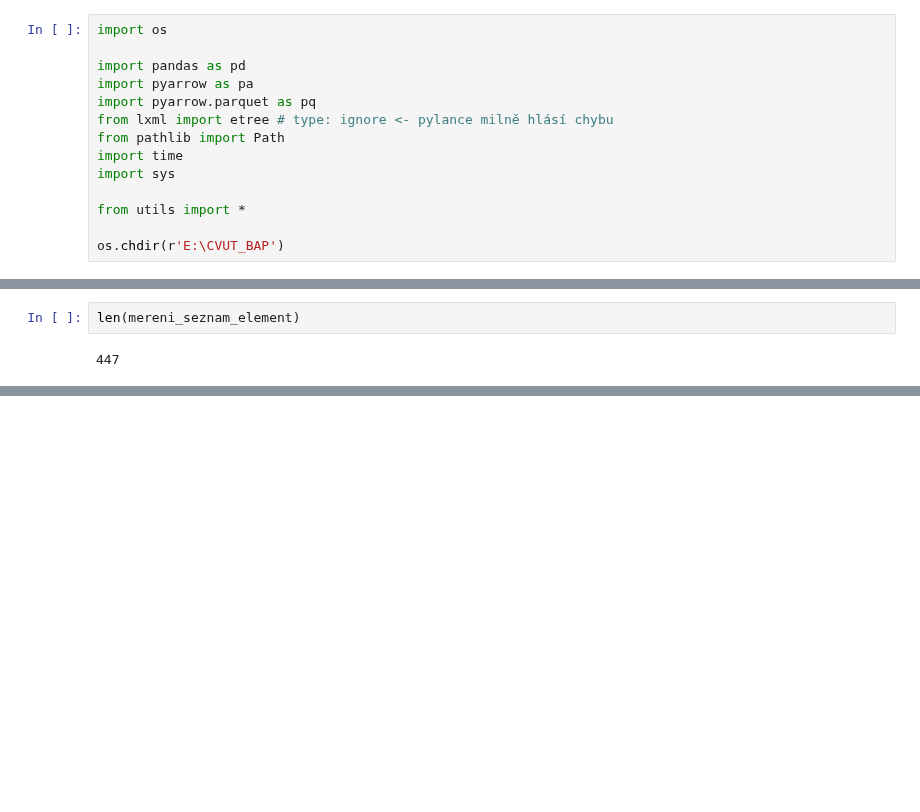
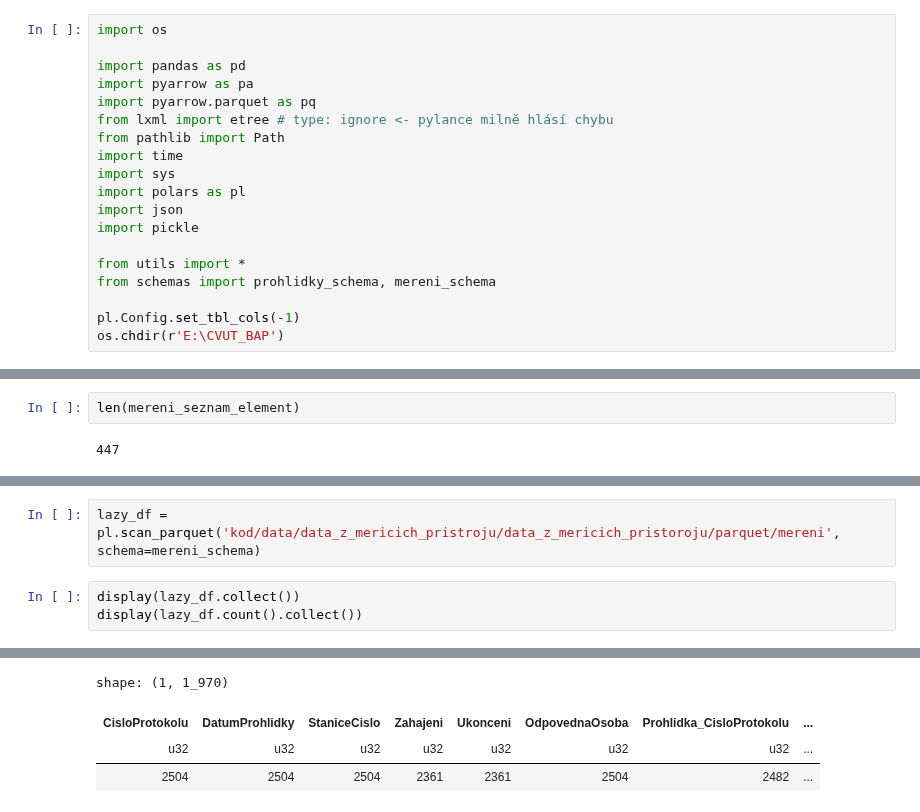
Before and after one commit to opendatalabcz/emissions-data-analysis-cz, a Jupyter notebook: kod/development.ipynb, the cells around one changed output, grey strips where cells are left out. Drawn from its saved outputs; the diff is of its cells as text; blank space fills up the shorter version.

Commit message:
dokonceni zakladu parsovaci logiky pro mereni

```diff
--- a/kod/development.ipynb
+++ b/kod/development.ipynb
@@ -8,9 +8,14 @@ from lxml import etree # type: ignore <- pylance milně hlásí chybu
 from pathlib import Path
 import time
 import sys
+import polars as pl
+import json
+import pickle
 
 from utils import *
+from schemas import prohlidky_schema, mereni_schema
 
+pl.Config.set_tbl_cols(-1)
 os.chdir(r'E:\CVUT_BAP')
 # %%
 namespaces = {
@@ -213,0 +284,6 @@ benzin_vyusteni_element
+# %%
+lazy_df = pl.scan_parquet('kod/data/data_z_mericich_pristroju/data_z_mericich_pristoroju/parquet/mereni', schema=mereni_schema)
+# %%
+display(lazy_df.collect())
+display(lazy_df.count().collect())
+# %% [output]
@@ -213,0 +307,4 @@ benzin_vyusteni_element
+shape: (1, 1_970)
+| CisloProtokolu | DatumProhlidky | StaniceCislo | Zahajeni | Ukonceni | OdpovednaOsoba | Prohlidka_CisloProtokolu | ... |
+| u32 | u32 | u32 | u32 | u32 | u32 | u32 | ... |
+| 2504 | 2504 | 2504 | 2361 | 2361 | 2504 | 2482 | ... |
```
Also changed, not shown: parts of 5 cells of this notebook, 4 other files.
